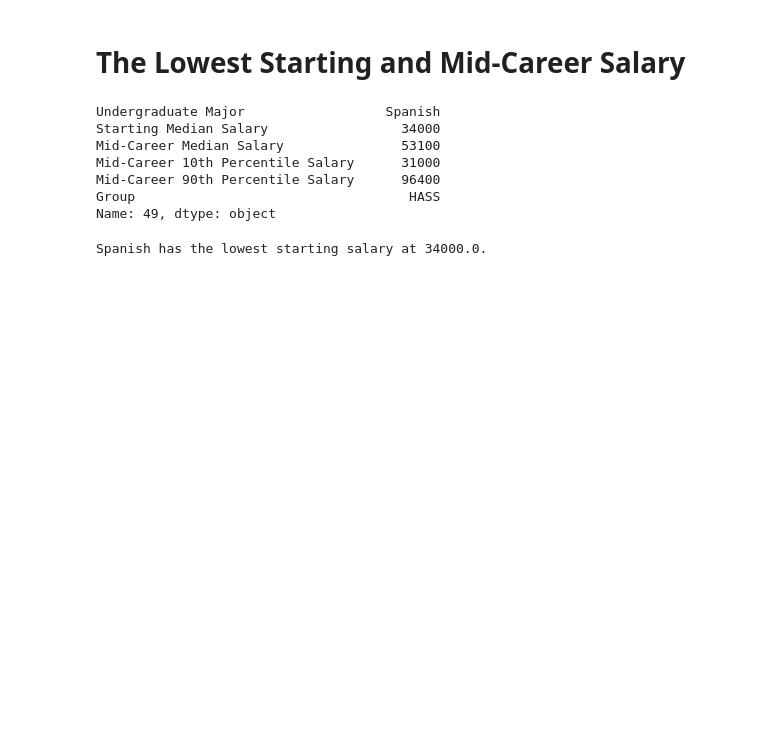
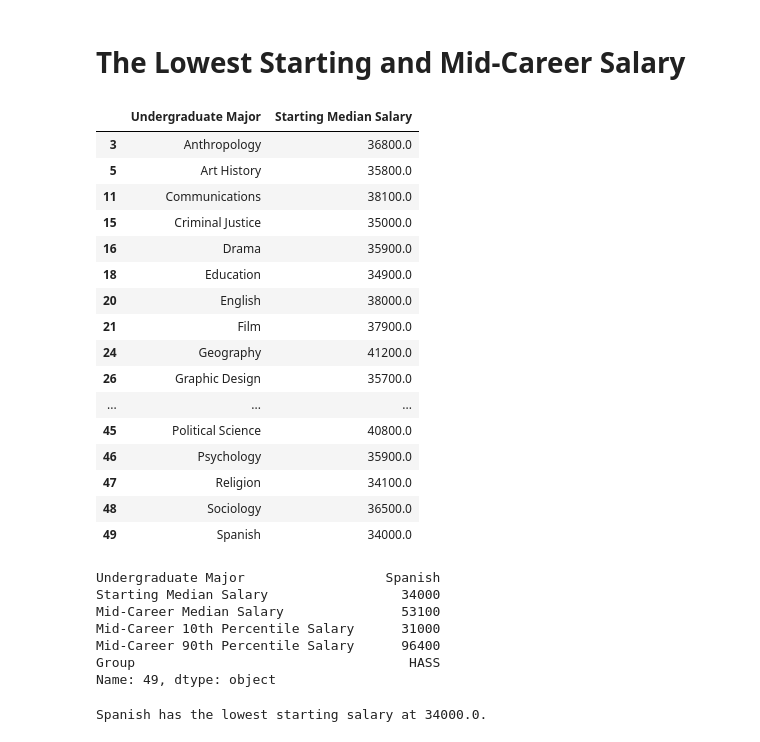
Before and after one commit to btwmendes/100-Days-of-Code, a Jupyter notebook: day_71_data_exploration_pandas_college_major_vs_salary/main.ipynb, the cells around one changed output. Cells and saved outputs as stored; diff of their text form; code cells hidden in the pictures; blank space fills up the shorter version.

```diff
--- a/day_71_data_exploration_pandas_college_major_vs_salary/main.ipynb
+++ b/day_71_data_exploration_pandas_college_major_vs_salary/main.ipynb
@@ -75,6 +75,26 @@ clean_df.tail()
 | 49 | Spanish | 34000.0 | 53100.0 | 31000.0 | ... |
 # %% [markdown]
 # The Lowest Starting and Mid-Career Salary
+# %%
+clean_df[clean_df.Group == 'HASS'].loc[:, ['Undergraduate Major', 'Starting Median Salary']]
+# %% [output]
+|  | Undergraduate Major | Starting Median Salary |
+| 3 | Anthropology | 36800.0 |
+| 5 | Art History | 35800.0 |
+| 11 | Communications | 38100.0 |
+| 15 | Criminal Justice | 35000.0 |
+| 16 | Drama | 35900.0 |
+| 18 | Education | 34900.0 |
+| 20 | English | 38000.0 |
+| 21 | Film | 37900.0 |
+| 24 | Geography | 41200.0 |
+| 26 | Graphic Design | 35700.0 |
+| ... | ... | ... |
+| 45 | Political Science | 40800.0 |
+| 46 | Psychology | 35900.0 |
+| 47 | Religion | 34100.0 |
+| 48 | Sociology | 36500.0 |
+| 49 | Spanish | 34000.0 |
 # %%
 clean_df.loc[clean_df['Starting Median Salary'].idxmin()]
 # %% [output]
```
Also changed, not shown: parts of 1 cell of this notebook, 8 other files.
